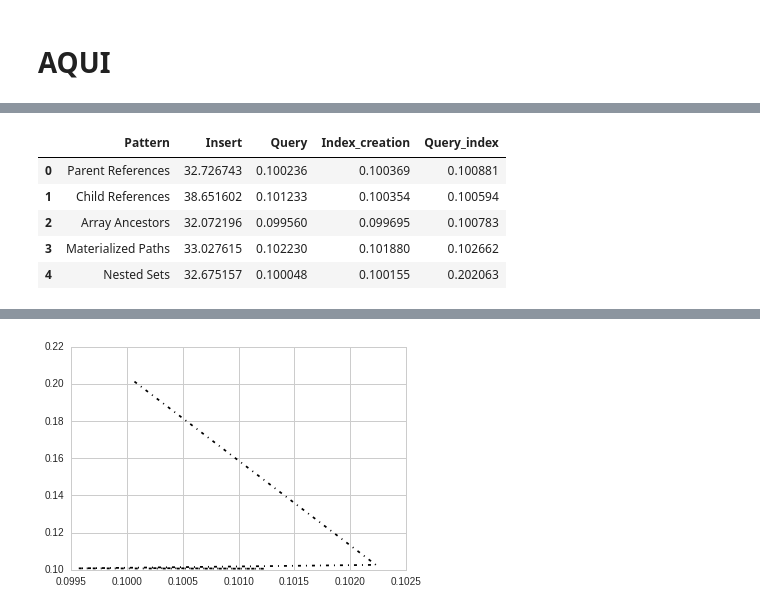
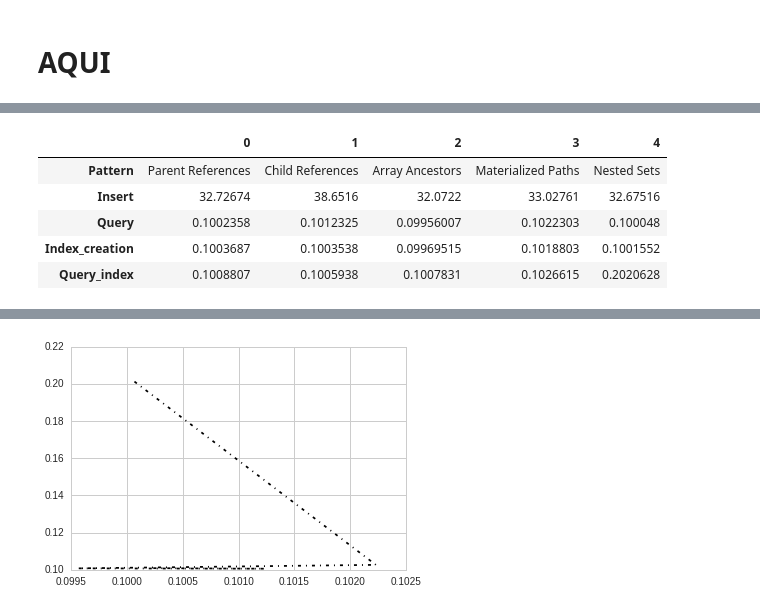
Before and after one commit to miltonlab/pyresearch, a Jupyter notebook: trees-mongodb/Trees NOSQL MongoDB.ipynb, the cells around one changed output, grey strips where cells are left out. Saved outputs shown, nothing was run; the diff lists cells and outputs as text; code cells hidden in the pictures.

```diff
--- a/trees-mongodb/Trees NOSQL MongoDB.ipynb
+++ b/trees-mongodb/Trees NOSQL MongoDB.ipynb
@@ -511,11 +519,11 @@ results.columns = ("Pattern", 'Insert', 'Query', 'Index_creation', 'Query_index'
 # %%
-results
+results.T
 # %% [output]
-|  | Pattern | Insert | Query | Index_creation | Query_index |
-| 0 | Parent References | 32.726743 | 0.100236 | 0.100369 | 0.100881 |
-| 1 | Child References | 38.651602 | 0.101233 | 0.100354 | 0.100594 |
-| 2 | Array Ancestors | 32.072196 | 0.099560 | 0.099695 | 0.100783 |
-| 3 | Materialized Paths | 33.027615 | 0.102230 | 0.101880 | 0.102662 |
-| 4 | Nested Sets | 32.675157 | 0.100048 | 0.100155 | 0.202063 |
+|  | 0 | 1 | 2 | 3 | 4 |
+| Pattern | Parent References | Child References | Array Ancestors | Materialized Paths | Nested Sets |
+| Insert | 32.72674 | 38.6516 | 32.0722 | 33.02761 | 32.67516 |
+| Query | 0.1002358 | 0.1012325 | 0.09956007 | 0.1022303 | 0.100048 |
+| Index_creation | 0.1003687 | 0.1003538 | 0.09969515 | 0.1018803 | 0.1001552 |
+| Query_index | 0.1008807 | 0.1005938 | 0.1007831 | 0.1026615 | 0.2020628 |
 # %%
 import seaborn as sea
```
Also changed, not shown: parts of 6 cells of this notebook, 1 other file.
